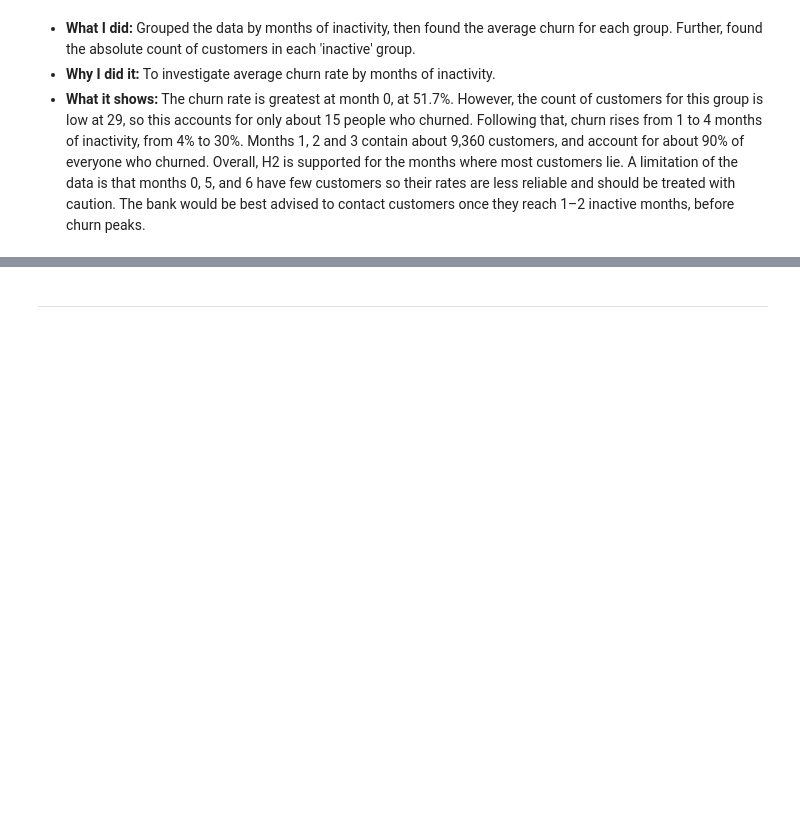
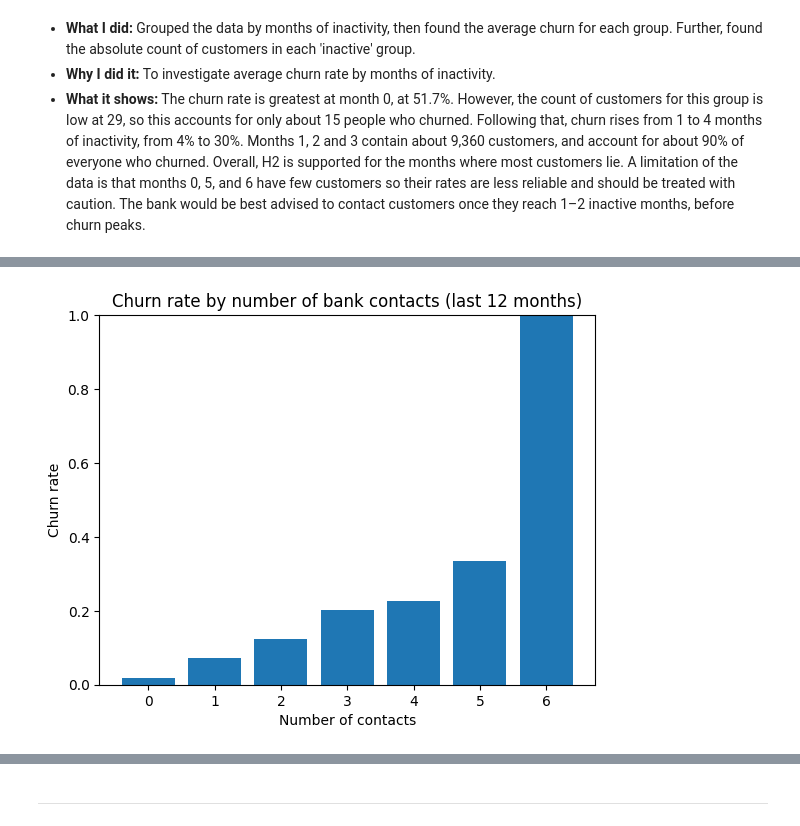
Before and after one commit to ImaginationDeadImagine/capstone-1-credit-card-customers, a Jupyter notebook: jupyter_notebooks/02_analysis.ipynb, the cells around one changed output, grey strips where cells are left out. Drawn from its saved outputs; the diff is of its cells as text; code cells hidden in the pictures; blank space fills up the shorter version.

Commit message:
Add H3 bar chart of churn rate by bank contacts

```diff
--- a/jupyter_notebooks/02_analysis.ipynb
+++ b/jupyter_notebooks/02_analysis.ipynb
@@ -261,0 +264,3 @@ churn peaks.
+# %%
+churn_by_contacts = df.groupby('Contacts_Count_12_mon')['Churn'].mean()
+churn_by_contacts
@@ -261,0 +289,9 @@ churn peaks.
+# %%
+plt.bar(churn_by_contacts.index, churn_by_contacts.values)
+plt.title('Churn rate by number of bank contacts (last 12 months)')
+plt.xlabel('Number of contacts')
+plt.ylabel('Churn rate')
+plt.ylim(0, 1)
+plt.show()
+# %% [output]
+[figure, added]
```
Also changed, not shown: parts of 4 cells of this notebook.
